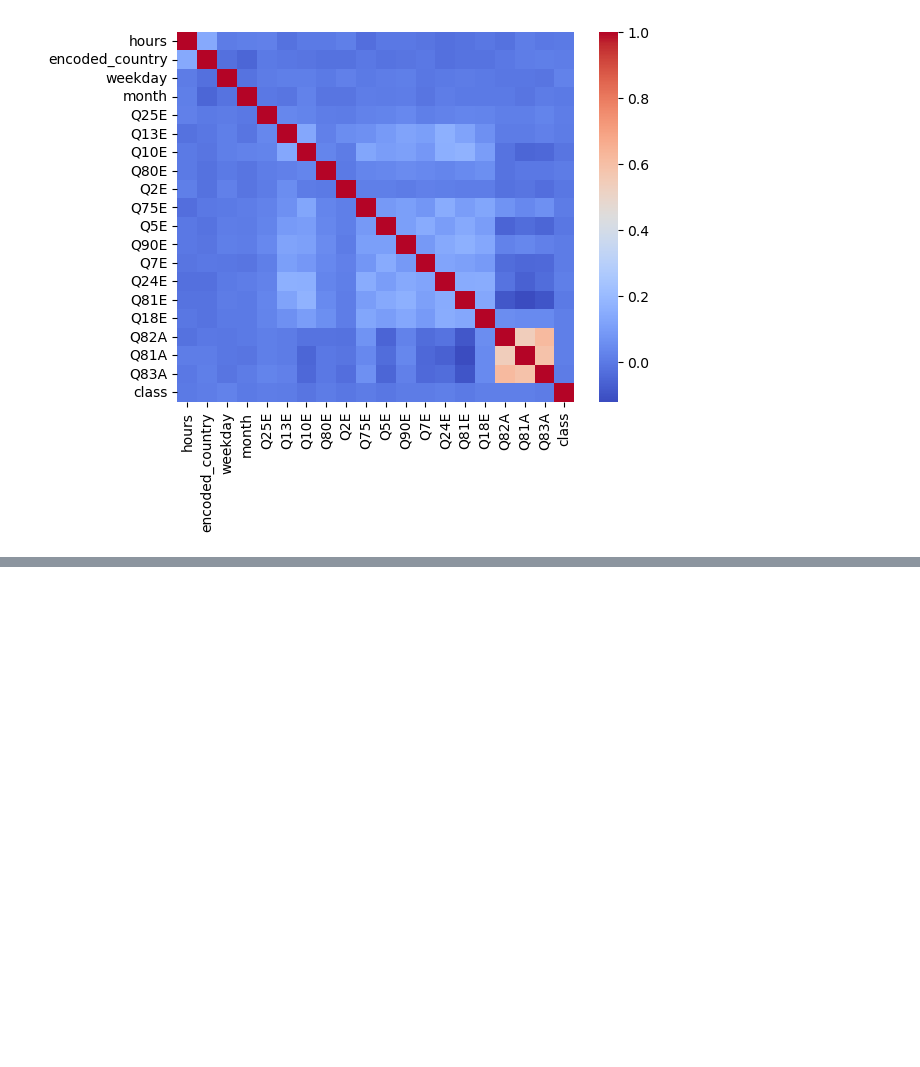
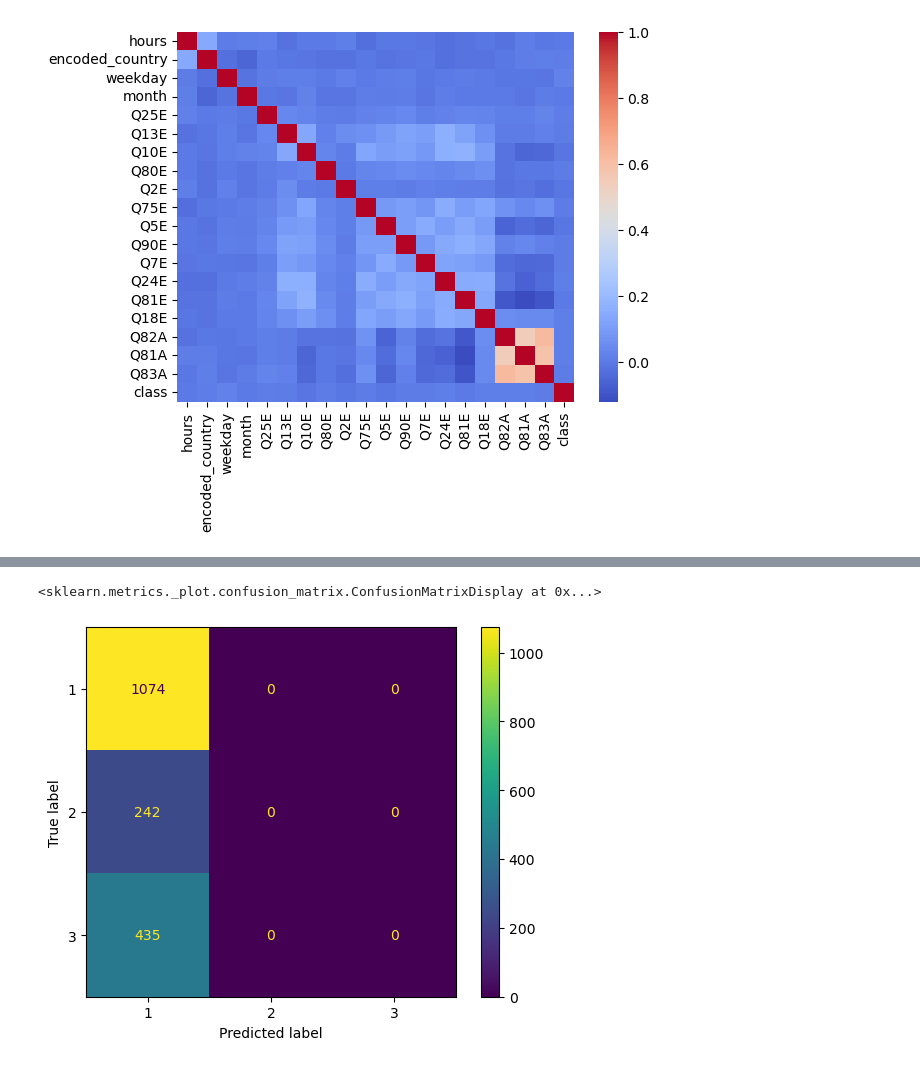
Before and after one commit to mohona-roy/introversion-extraversion-classification, a Jupyter notebook: Code.ipynb, the cells around one changed output, grey strips where cells are left out. Cells and saved outputs as stored; diff of their text form; code cells hidden in the pictures; blank space fills up the shorter version.

```diff
--- a/Code.ipynb
+++ b/Code.ipynb
@@ -1200,9 +1201,9 @@ print(classification_report(y_test, y_pred_baseline))
 weighted avg       0.60      0.57      0.58      1751
 # %%
 # Hyperparameters for SVM
-C = 1
-kernel = 'linear'
-gamma = 'scale'
+C = 1.0
+kernel = 'rbf'
+gamma = 'auto'
 verbose = True
 class_weight = 'balanced'
 
@@ -1214,0 +1232,7 @@ print(classification_report(y_pred_svc, y_test))
+# %%
+svc_confusion = confusion_matrix(y_test, y_pred_svc)
+svc_matrix = ConfusionMatrixDisplay(confusion_matrix = svc_confusion, display_labels = ['1','2','3'])
+svc_matrix.plot()
+# %% [output]
+<sklearn.metrics._plot.confusion_matrix.ConfusionMatrixDisplay at 0x...>
+[figure, added]
```
Also changed, not shown: parts of 12 cells of this notebook.
